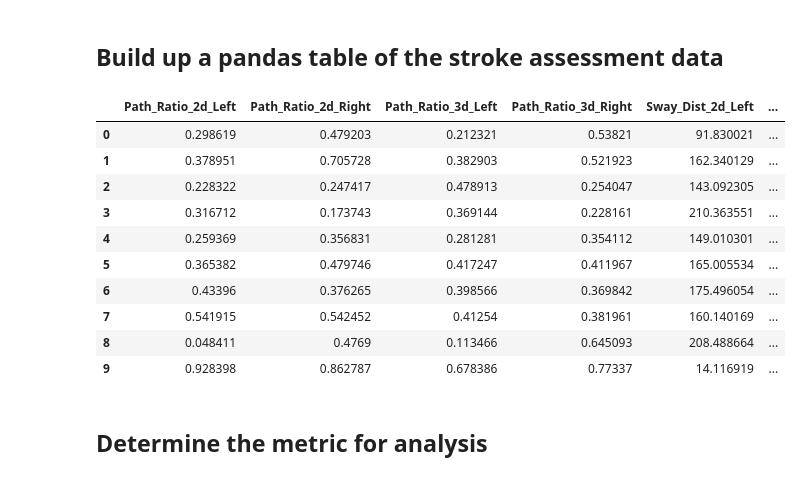
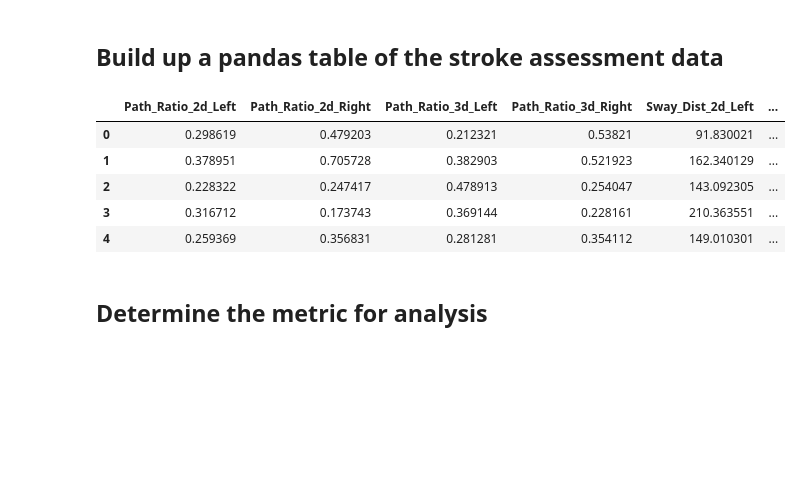
Before and after one commit to MengxuanMa2016/Data_Visualization_Python, a Jupyter notebook: Efficiency_Assessment_Results_Visualization.ipynb, the cells around one changed output. Drawn from its saved outputs; the diff is of its cells as text; code cells hidden in the pictures; blank space fills up the shorter version.

```diff
--- a/Efficiency_Assessment_Results_Visualization.ipynb
+++ b/Efficiency_Assessment_Results_Visualization.ipynb
@@ -168,27 +168,22 @@ trail_info:
 # %%
 headers = ['_Date','_Time','_Player','_Type', 'Path_Ratio_2d_Left',	'Path_Ratio_2d_Right',	'Sway_Dist_2d_Left',	'Sway_Dist_2d_Right',	'Path_Ratio_3d_Left',	'Path_Ratio_3d_Right',	'Sway_Dist_3d_Left', 'Sway_Dist_3d_Right']
 
 stroke_trial_data = np.concatenate((trail_info, stroke_data), axis=1)
 # print("trial with data: \n" + str(stroke_trial_data[:3,0:3]))
 
 stroke_trial_data_dict = dict(zip(headers, stroke_trial_data.T))
 
 stroke_df = pd.DataFrame(stroke_trial_data_dict)
 # # print(stroke_df.head())
 
-display(stroke_df[:10])
+display(stroke_df[:5])
 # %% [output]
 |  | Path_Ratio_2d_Left | Path_Ratio_2d_Right | Path_Ratio_3d_Left | Path_Ratio_3d_Right | Sway_Dist_2d_Left | ... |
 | 0 | 0.298619 | 0.479203 | 0.212321 | 0.53821 | 91.830021 | ... |
 | 1 | 0.378951 | 0.705728 | 0.382903 | 0.521923 | 162.340129 | ... |
 | 2 | 0.228322 | 0.247417 | 0.478913 | 0.254047 | 143.092305 | ... |
 | 3 | 0.316712 | 0.173743 | 0.369144 | 0.228161 | 210.363551 | ... |
 | 4 | 0.259369 | 0.356831 | 0.281281 | 0.354112 | 149.010301 | ... |
-| 5 | 0.365382 | 0.479746 | 0.417247 | 0.411967 | 165.005534 | ... |
-| 6 | 0.43396 | 0.376265 | 0.398566 | 0.369842 | 175.496054 | ... |
-| 7 | 0.541915 | 0.542452 | 0.41254 | 0.381961 | 160.140169 | ... |
-| 8 | 0.048411 | 0.4769 | 0.113466 | 0.645093 | 208.488664 | ... |
-| 9 | 0.928398 | 0.862787 | 0.678386 | 0.77337 | 14.116919 | ... |
 # %% [markdown]
 ## Determine the metric for analysis
 # %%
```
Also changed, not shown: parts of 1 cell of this notebook.
